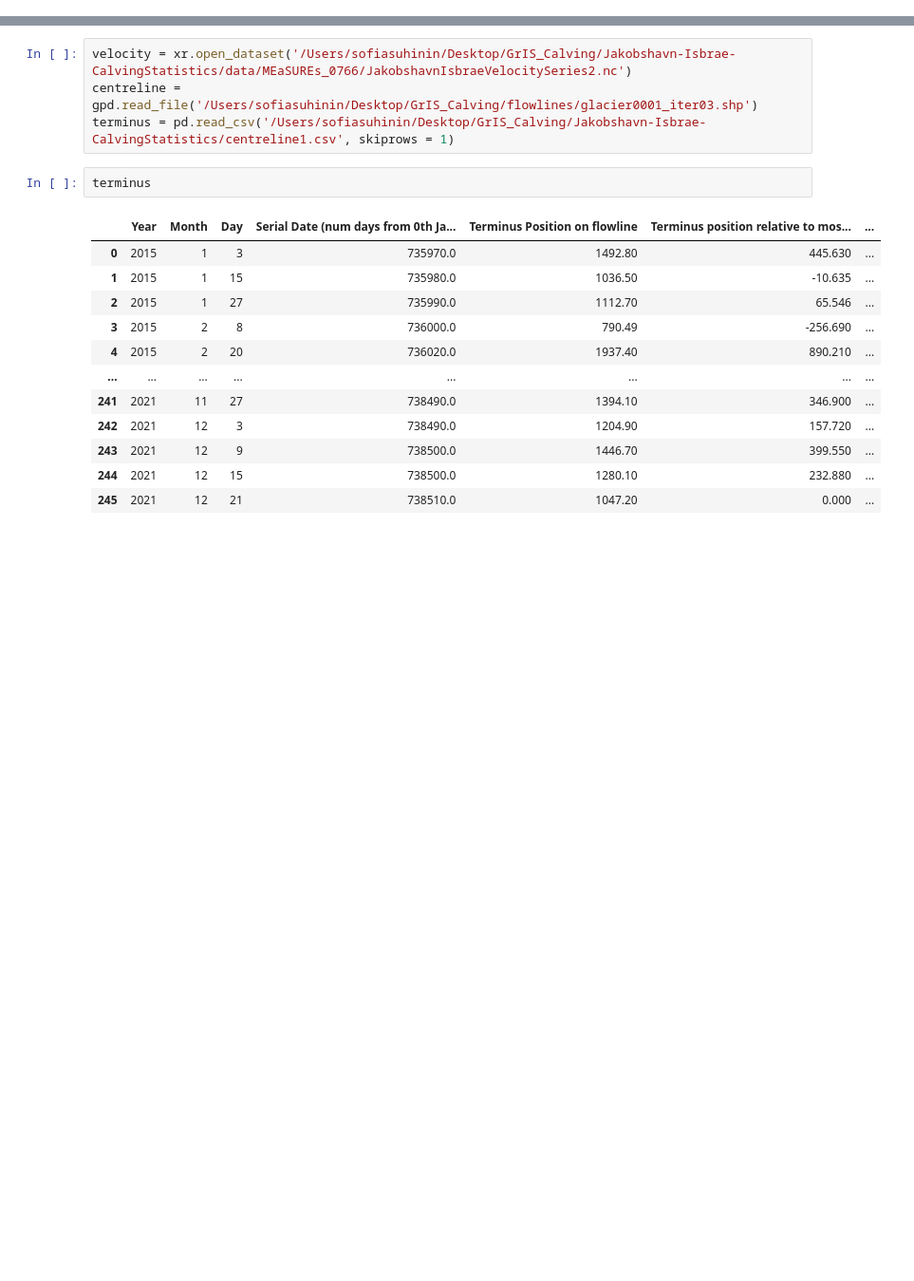
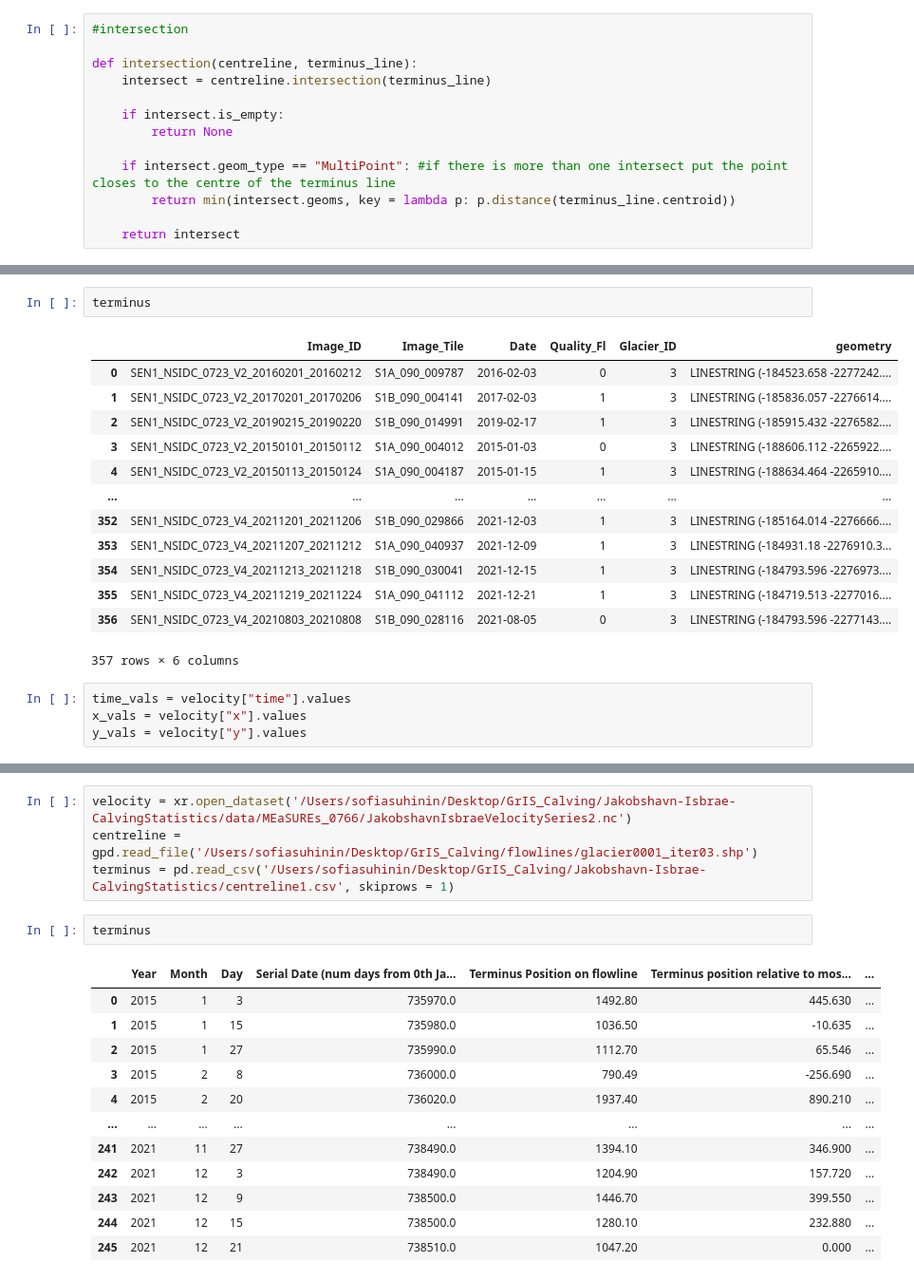
Before and after one commit to sofiasuhinin/Jakobshavn-Isbrae-CalvingStatistics, a Jupyter notebook: calvingseries.ipynb, the cells around one changed output, grey strips where cells are left out. Shown at 95% size. Cells and saved outputs as stored; diff of their text form; blank space fills up the shorter version.

```diff
--- a/calvingseries.ipynb
+++ b/calvingseries.ipynb
@@ -28,0 +73,13 @@ import geopandas as gpd
+# %%
+#intersection
+
+def intersection(centreline, terminus_line):
+    intersect = centreline.intersection(terminus_line)
+
+    if intersect.is_empty:
+        return None
+
+    if intersect.geom_type == "MultiPoint": #if there is more than one intersect put the point closes to the centre of the terminus line
+        return min(intersect.geoms, key = lambda p: p.distance(terminus_line.centroid))
+
+    return intersect
@@ -28,0 +104,20 @@ import geopandas as gpd
+# %%
+terminus
+# %% [output]
+|  | Image_ID | Image_Tile | Date | Quality_Fl | Glacier_ID | geometry |
+| 0 | SEN1_NSIDC_0723_V2_20160201_20160212 | S1A_090_009787 | 2016-02-03 | 0 | 3 | LINESTRING (-184523.658 -2277242.... |
+| 1 | SEN1_NSIDC_0723_V2_20170201_20170206 | S1B_090_004141 | 2017-02-03 | 1 | 3 | LINESTRING (-185836.057 -2276614.... |
+| 2 | SEN1_NSIDC_0723_V2_20190215_20190220 | S1B_090_014991 | 2019-02-17 | 1 | 3 | LINESTRING (-185915.432 -2276582.... |
+| 3 | SEN1_NSIDC_0723_V2_20150101_20150112 | S1A_090_004012 | 2015-01-03 | 0 | 3 | LINESTRING (-188606.112 -2265922.... |
+| 4 | SEN1_NSIDC_0723_V2_20150113_20150124 | S1A_090_004187 | 2015-01-15 | 1 | 3 | LINESTRING (-188634.464 -2265910.... |
+| ... | ... | ... | ... | ... | ... | ... |
+| 352 | SEN1_NSIDC_0723_V4_20211201_20211206 | S1B_090_029866 | 2021-12-03 | 1 | 3 | LINESTRING (-185164.014 -2276666.... |
+| 353 | SEN1_NSIDC_0723_V4_20211207_20211212 | S1A_090_040937 | 2021-12-09 | 1 | 3 | LINESTRING (-184931.18 -2276910.3... |
+| 354 | SEN1_NSIDC_0723_V4_20211213_20211218 | S1B_090_030041 | 2021-12-15 | 1 | 3 | LINESTRING (-184793.596 -2276973.... |
+| 355 | SEN1_NSIDC_0723_V4_20211219_20211224 | S1A_090_041112 | 2021-12-21 | 1 | 3 | LINESTRING (-184719.513 -2277016.... |
+| 356 | SEN1_NSIDC_0723_V4_20210803_20210808 | S1B_090_028116 | 2021-08-05 | 0 | 3 | LINESTRING (-184793.596 -2277143.... |
+357 rows × 6 columns
+# %%
+time_vals = velocity["time"].values
+x_vals = velocity["x"].values
+y_vals = velocity["y"].values
```
Also changed, not shown: parts of 9 cells of this notebook, 1 other file.
